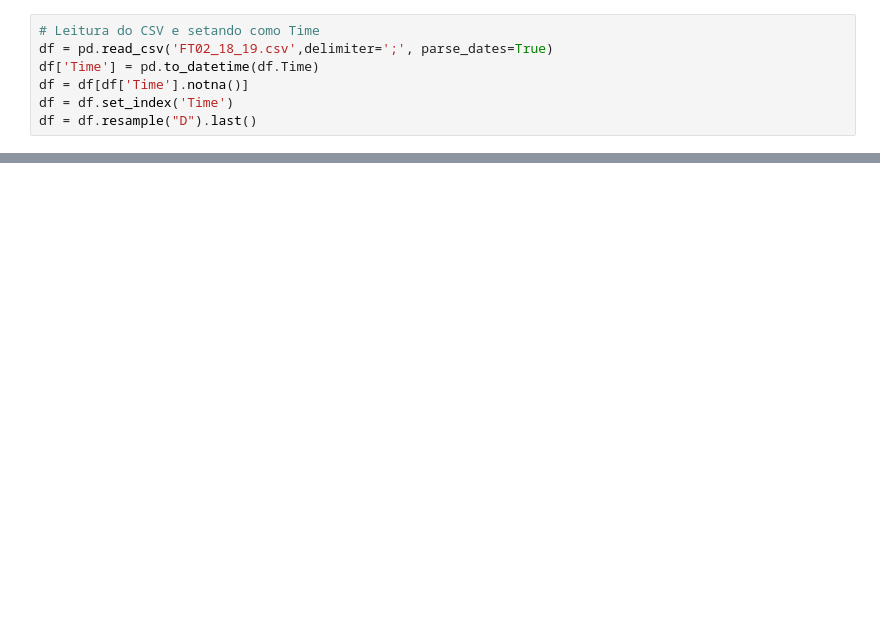
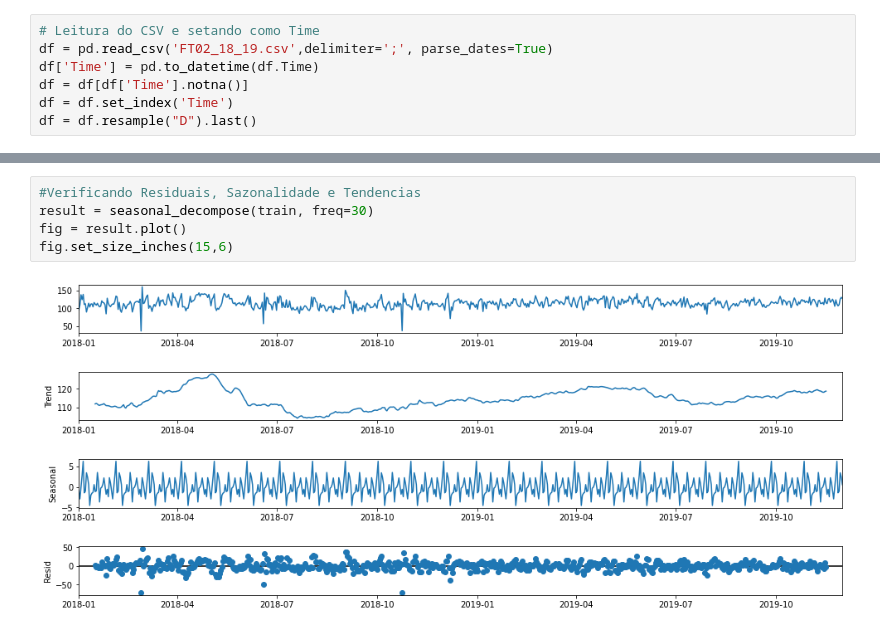
Before and after one commit to MarceloAvanzi/Time-Series-Forecast, a Jupyter notebook: ARIMA.ipynb, the cells around one changed output, grey strips where cells are left out. Saved outputs shown, nothing was run; the diff lists cells and outputs as text; blank space fills up the shorter version.

```diff
--- a/ARIMA.ipynb
+++ b/ARIMA.ipynb
@@ -28,0 +46,7 @@ predictions = list()
+# %%
+#Verificando Residuais, Sazonalidade e Tendencias
+result = seasonal_decompose(train, freq=30)
+fig = result.plot()
+fig.set_size_inches(15,6)
+# %% [output]
+[figure, added]
```
Also changed, not shown: parts of 13 cells of this notebook, 1 other file.
